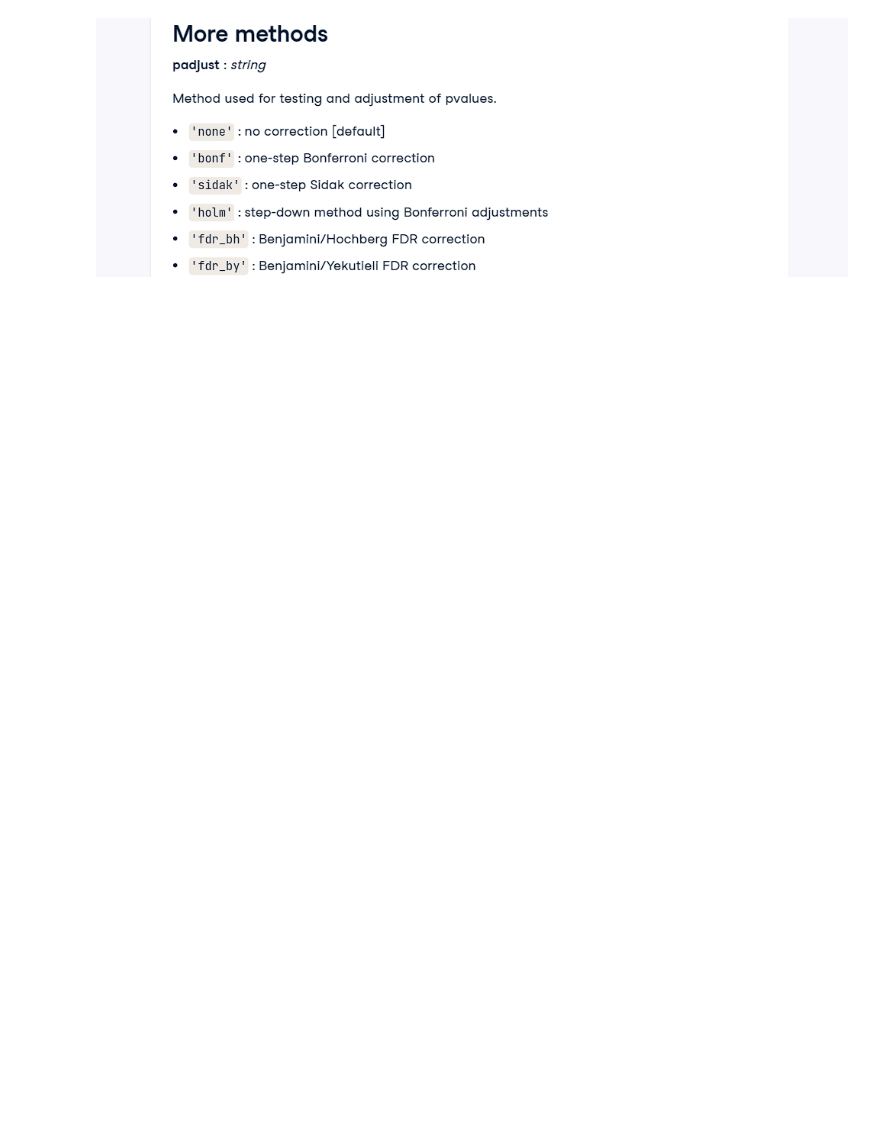
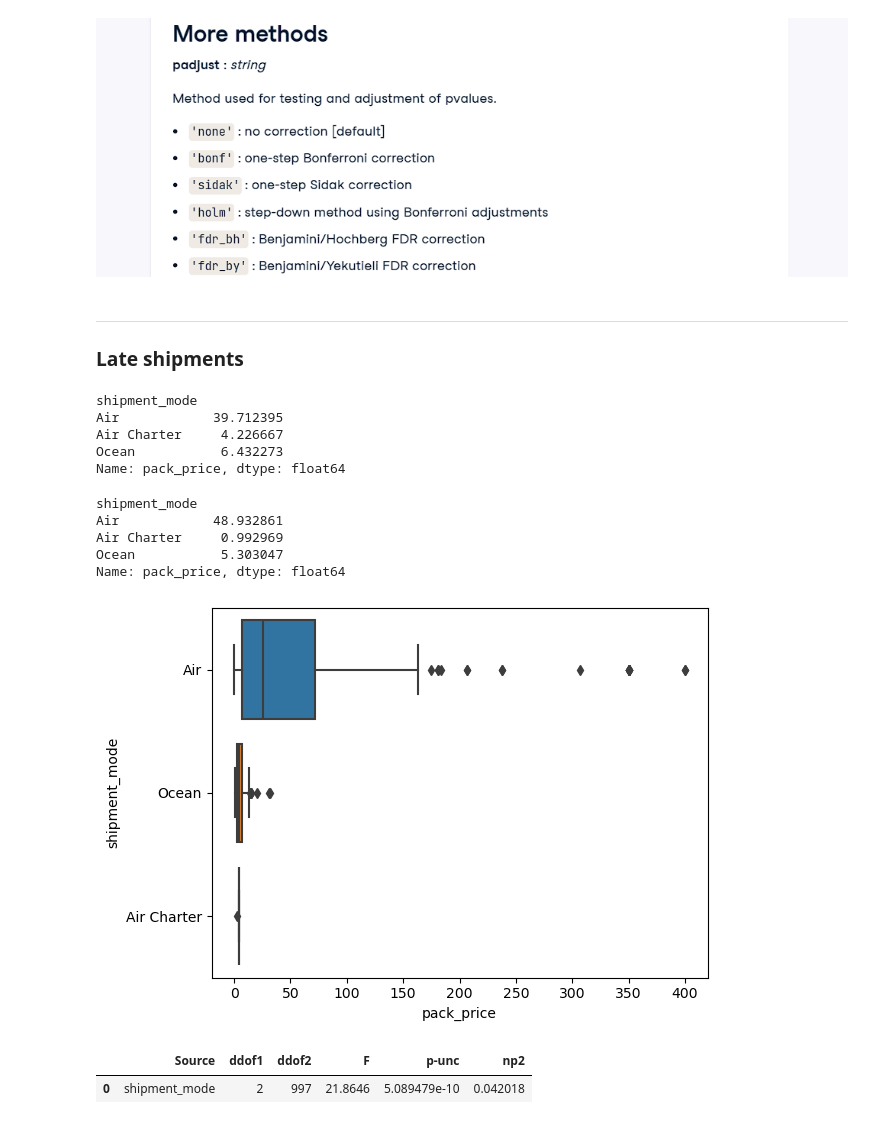
Before and after one commit to Jnn002/dc_datacamp, a Jupyter notebook: Data_analyst_python/chapter_9_Hypothesis/02_1_anova.ipynb, the cells around one changed output. Cells and saved outputs as stored; diff of their text form; code cells hidden in the pictures; blank space fills up the shorter version.

Commit message:
ADD, more examples of ANOVA and pairwise test, using late_shipments dataframe

```diff
--- a/Data_analyst_python/chapter_9_Hypothesis/02_1_anova.ipynb
+++ b/Data_analyst_python/chapter_9_Hypothesis/02_1_anova.ipynb
@@ -82,3 +82,42 @@ pingouin.pairwise_tests(data = stack_overflow,
 | 9 | job_sat | Slightly satisfied | Very satisfied | False | True | -4.009935 | 1478.622799 | two-sided | 0.000064 | 0.000638 | ... |
 # %% [markdown]
 ![image-2.png](attachment:image-2.png)
+# %% [markdown]
+----------------------------------------------------------------------------------------------------------------------------------------
+### Late shipments
+# %%
+late_shipments = pd.read_feather('datasets/late_shipments.feather')
+# %%
+xbar_pack_by_mode = late_shipments.groupby('shipment_mode')['pack_price'].mean()
+xbar_pack_by_mode
+# %% [output]
+shipment_mode
+Air            39.712395
+Air Charter     4.226667
+Ocean           6.432273
+Name: pack_price, dtype: float64
+# %%
+s_pack_by_mode = late_shipments.groupby('shipment_mode')['pack_price'].std()
+s_pack_by_mode
+# %% [output]
+shipment_mode
+Air            48.932861
+Air Charter     0.992969
+Ocean           5.303047
+Name: pack_price, dtype: float64
+# %%
+sns.boxplot(data = late_shipments,
+            x = 'pack_price',
+            y = 'shipment_mode'
+            )
+plt.show()
+# %% [output]
+[figure, added]
+# %%
+pingouin.anova(data = late_shipments,
+                dv = 'pack_price',
+                between = 'shipment_mode'
+                )
+# %% [output]
+|  | Source | ddof1 | ddof2 | F | p-unc | np2 |
+| 0 | shipment_mode | 2 | 997 | 21.8646 | 5.089479e-10 | 0.042018 |
```
Also changed, not shown: parts of 2 cells of this notebook.
